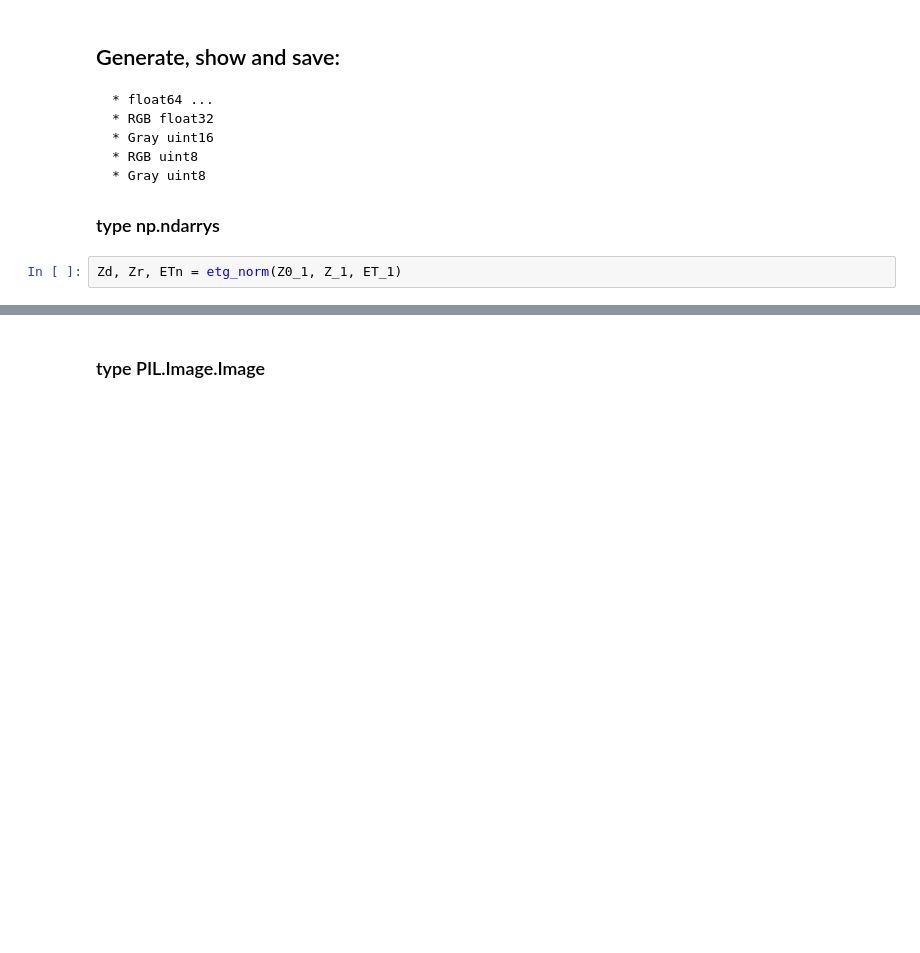
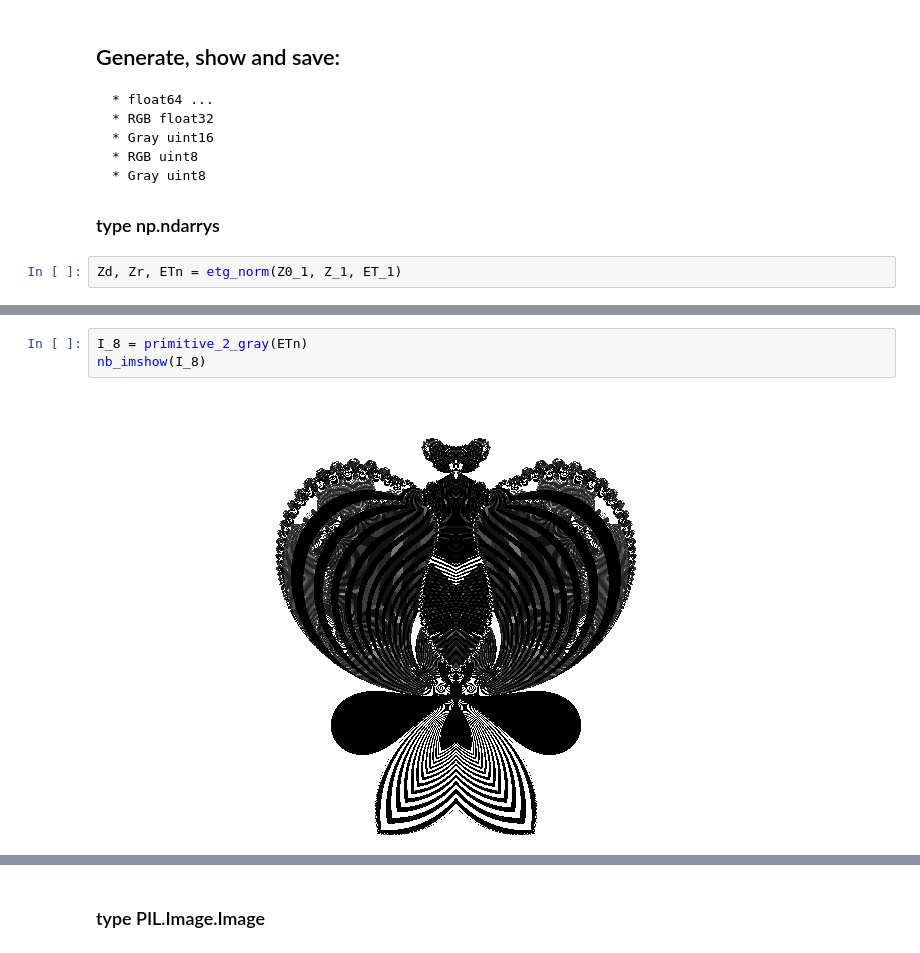
Before and after one commit to dlanier/scalygraphic, a Jupyter notebook: doc_code/Bitty_Wit_Display_Save_Whatever.ipynb, the cells around one changed output, grey strips where cells are left out. Drawn from its saved outputs; the diff is of its cells as text; blank space fills up the shorter version.

```diff
--- a/doc_code/Bitty_Wit_Display_Save_Whatever.ipynb
+++ b/doc_code/Bitty_Wit_Display_Save_Whatever.ipynb
@@ -105,3 +110,8 @@ nb_imshow(I)
+# %%
+I_8 = primitive_2_gray(ETn)
+nb_imshow(I_8)
+# %% [output]
+[figure, added]
 # %%
 def hsv_norm(Z0, Z, ET):
     """ V, S, H = hsv_norm(Z0, Z, ET); Graphically usable matrices from escape time algorithm result
```
Also changed, not shown: parts of 37 cells of this notebook, 4 other files.
